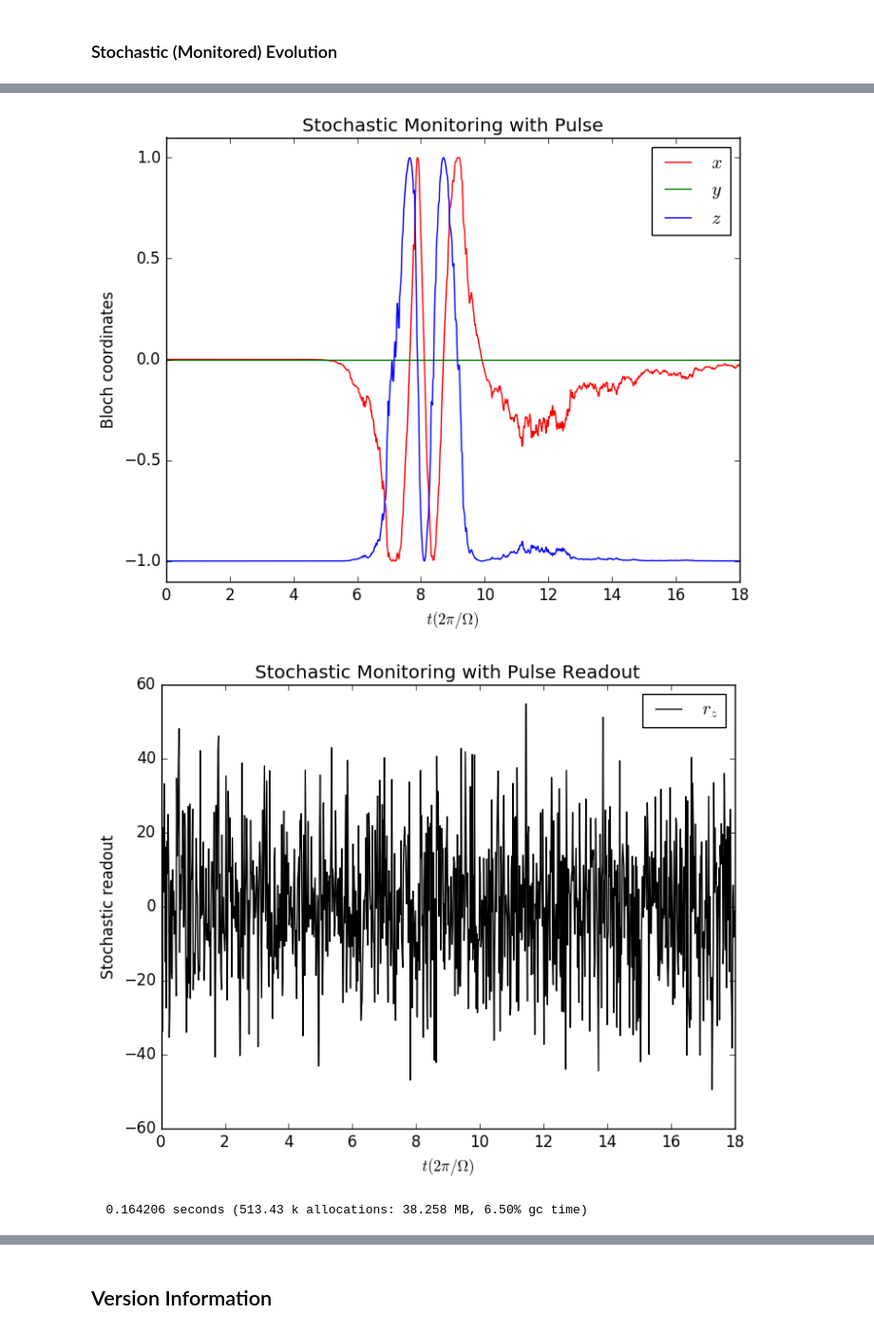
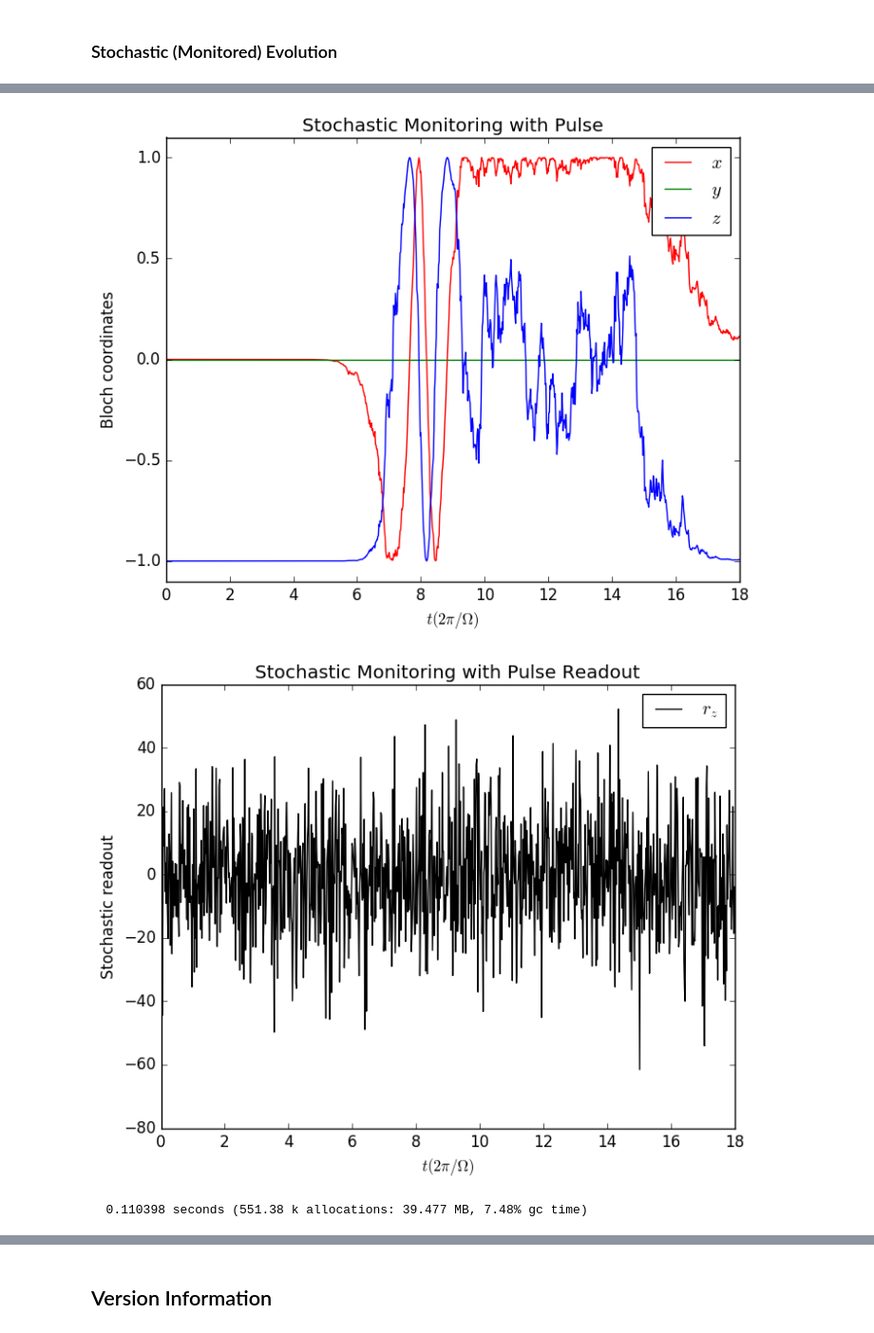
Before and after one commit to justindressel/QuantumBayesian.jl, a Jupyter notebook: notebooks/OneQubitTest.ipynb, the cells around one changed output, grey strips where cells are left out. Shown: that part at 95% size. Drawn from its saved outputs; the diff is of its cells as text; code cells hidden in the pictures.

Commit message:
Time-dependent measurement fixed, interface tweaked

```diff
--- a/notebooks/OneQubitTest.ipynb
+++ b/notebooks/OneQubitTest.ipynb
@@ -207,10 +196,10 @@ INFO: Time elapsed: 0.825830664 s, Steps per second: 2178.4126921206207
 # %% [markdown]
 ### Stochastic (Monitored) Evolution
 # %%
-solve(meas(dt, h, SM), init, dt, T, fs, "Stochastic Monitoring with Pulse", readout=true)
+solve(meas(dt, h, mclist=SM), init, dt, T, fs, "Stochastic Monitoring with Pulse", readout=true)
 # %% [output]
 INFO: Trajectory: steps = 1799, points = 1000, values = 3
 INFO: Readout: values = 1
-[figure, old version]
+[figure, new version]
-[figure, old version]
+[figure, new version]
-  0.164206 seconds (513.43 k allocations: 38.258 MB, 6.50% gc time)
+  0.110398 seconds (551.38 k allocations: 39.477 MB, 7.48% gc time)
```
Also changed, not shown: parts of 17 cells of this notebook, 6 other files.
